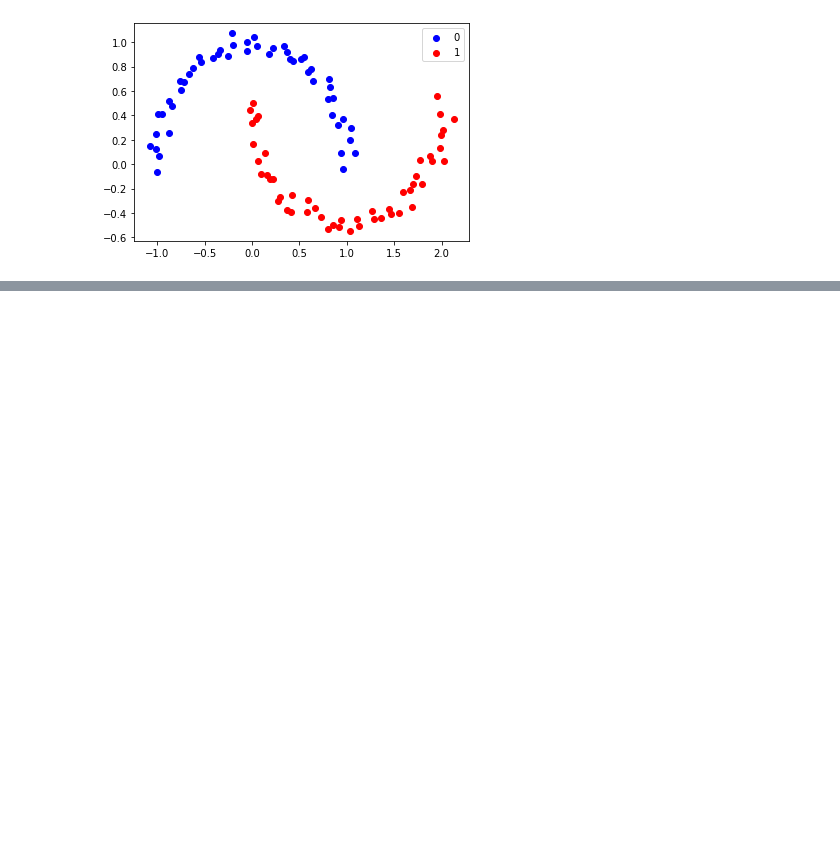
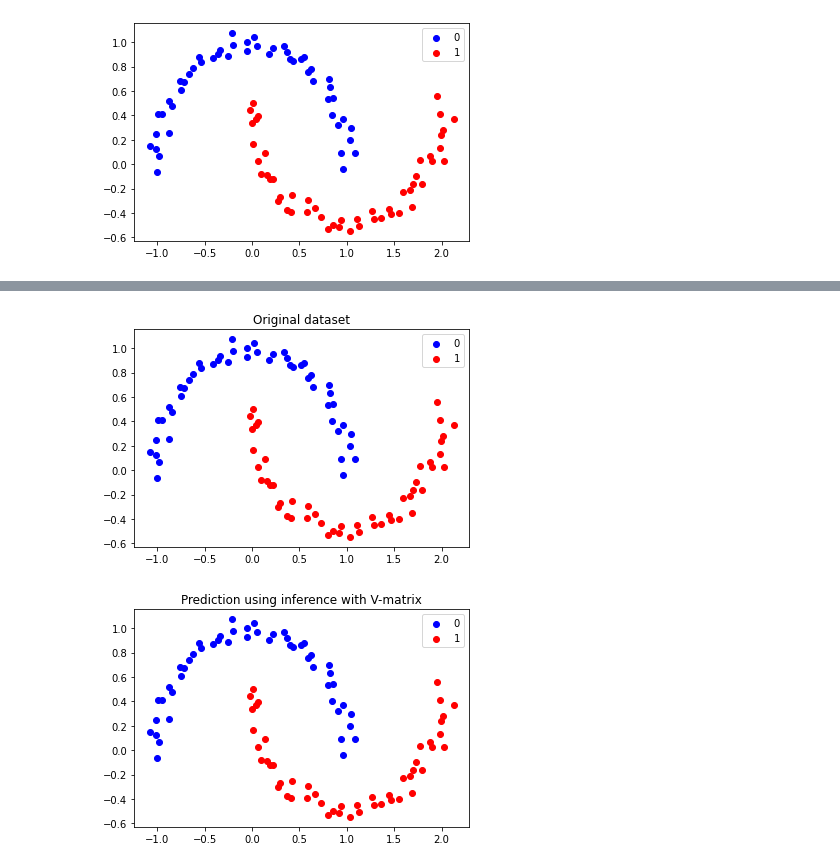
Before and after one commit to Vol0kin/LearningWithInvariants, a Jupyter notebook: examples/SVM_closed_form.ipynb, the cells around one changed output, grey strips where cells are left out. Saved outputs shown, nothing was run; the diff lists cells and outputs as text; code cells hidden in the pictures; blank space fills up the shorter version.

```diff
--- a/examples/SVM_closed_form.ipynb
+++ b/examples/SVM_closed_form.ipynb
@@ -71,0 +87,6 @@ visualize_moons(X, y, title='Prediction')
+# %%
+visualize_moons(X, y, title='Original dataset')
+visualize_moons(X, y, title='Prediction using inference with V-matrix')
+# %% [output]
+[figure, added]
+[figure, added]
```
Also changed, not shown: parts of 4 cells of this notebook.
